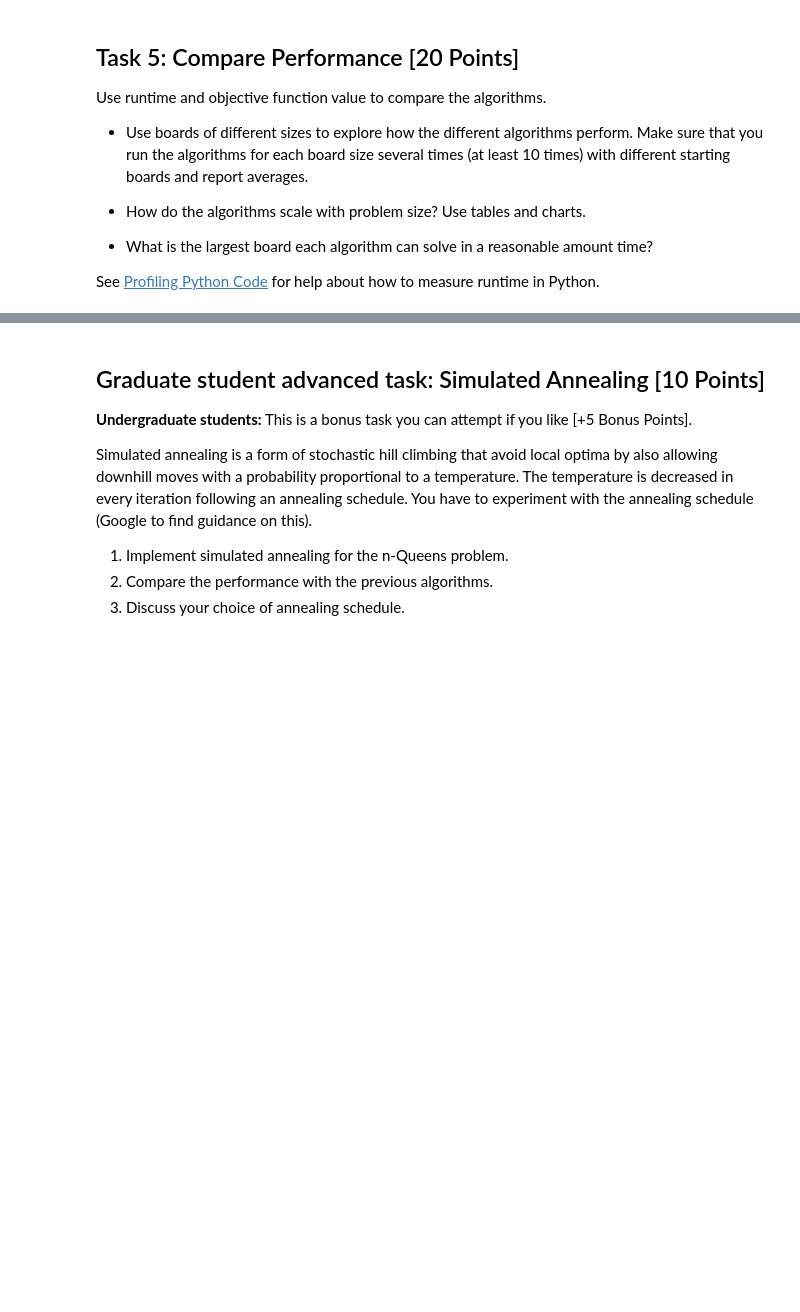
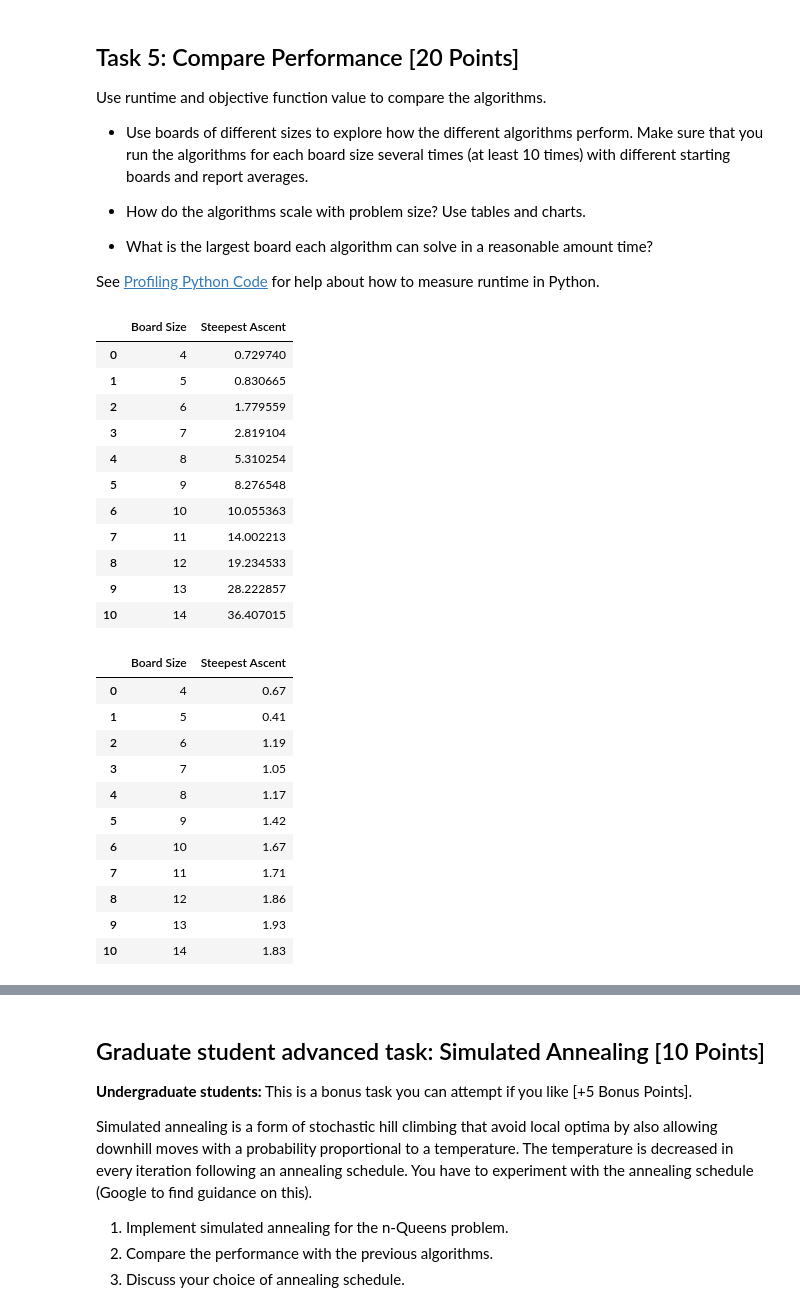
Before and after one commit to Corey23/CS7320-AI, a Jupyter notebook: Local_Search/n_queens.ipynb, the cells around one changed output, grey strips where cells are left out. Drawn from its saved outputs; the diff is of its cells as text; code cells hidden in the pictures; blank space fills up the shorter version.

```diff
--- a/Local_Search/n_queens.ipynb
+++ b/Local_Search/n_queens.ipynb
@@ -342,0 +409,57 @@ See [Profiling Python Code](../Python_Code_Examples/profiling_code.ipynb) for he
+# %%
+import time
+import numpy as np
+import pandas as pd
+
+n = 100
+total = 0
+boards = [4,5,6,7,8,9,10,11,12,13,14]
+avgObj = []
+avgTimes = []
+
+for b in boards:
+    obj = []
+    times = []
+    for j in range(n):
+        randomB = random_board(b)
+        start = time.time()
+        solve = Steepest_Ascent(randomB)
+        stop = time.time()
+        obj.append(conflicts(solve))
+        times.append((stop-start)*1e3)
+
+    avgObj.append(np.average(obj))
+    avgTimes.append(np.average(times))
+# %%
+allTimes = pd.DataFrame({'Boards': np.array(boards), 'Steepest Ascent Mean Time (ms)': avgTimes})
+allTimes.columns=['Board Size','Steepest Ascent']
+allTimes.style.set_caption("Average Times in milliseconds")
+allObjs = pd.DataFrame({'Boards': np.array(boards), 'Steepest Ascent Mean Time (ms)': avgObj})
+allObjs.columns=['Board Size','Steepest Ascent']
+display(allTimes)
+display(allObjs)
+# %% [output]
+|  | Board Size | Steepest Ascent |
+| 0 | 4 | 0.729740 |
+| 1 | 5 | 0.830665 |
+| 2 | 6 | 1.779559 |
+| 3 | 7 | 2.819104 |
+| 4 | 8 | 5.310254 |
+| 5 | 9 | 8.276548 |
+| 6 | 10 | 10.055363 |
+| 7 | 11 | 14.002213 |
+| 8 | 12 | 19.234533 |
+| 9 | 13 | 28.222857 |
+| 10 | 14 | 36.407015 |
+|  | Board Size | Steepest Ascent |
+| 0 | 4 | 0.67 |
+| 1 | 5 | 0.41 |
+| 2 | 6 | 1.19 |
+| 3 | 7 | 1.05 |
+| 4 | 8 | 1.17 |
+| 5 | 9 | 1.42 |
+| 6 | 10 | 1.67 |
+| 7 | 11 | 1.71 |
+| 8 | 12 | 1.86 |
+| 9 | 13 | 1.93 |
+| 10 | 14 | 1.83 |
```
Also changed, not shown: parts of 30 cells of this notebook.
